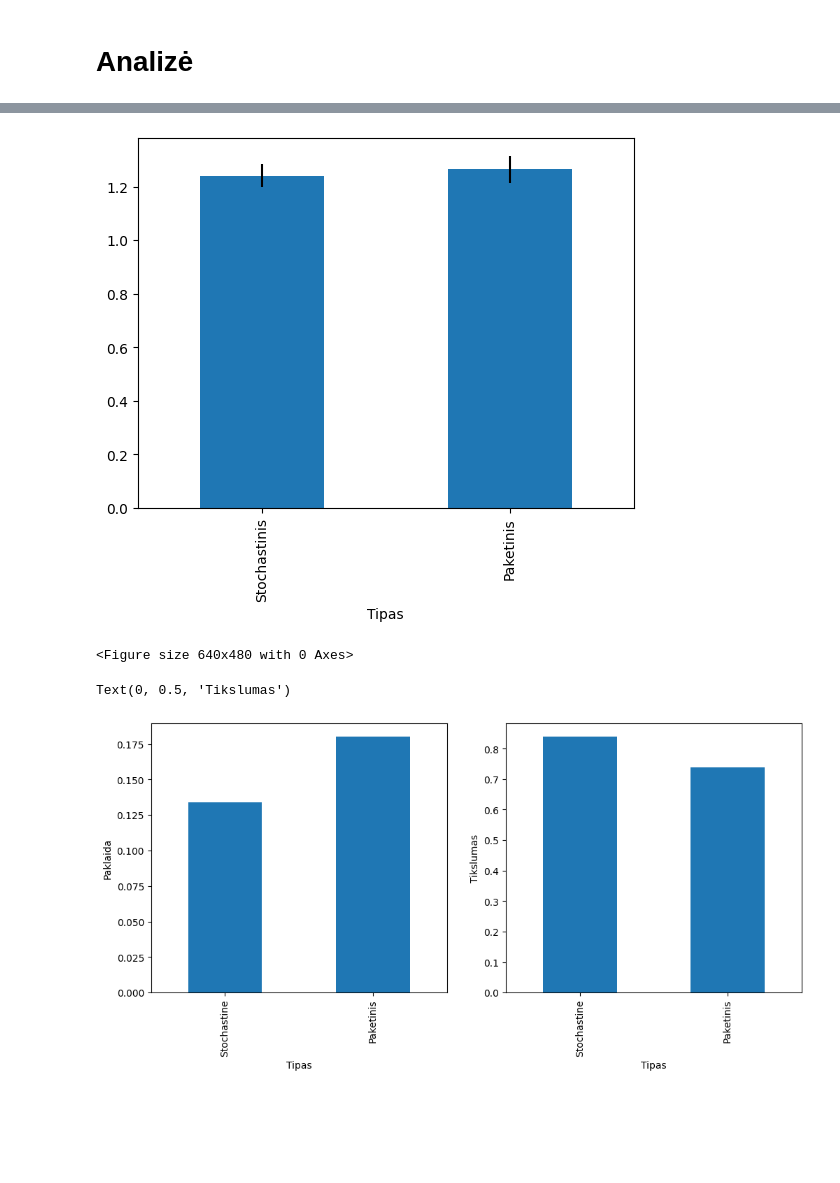
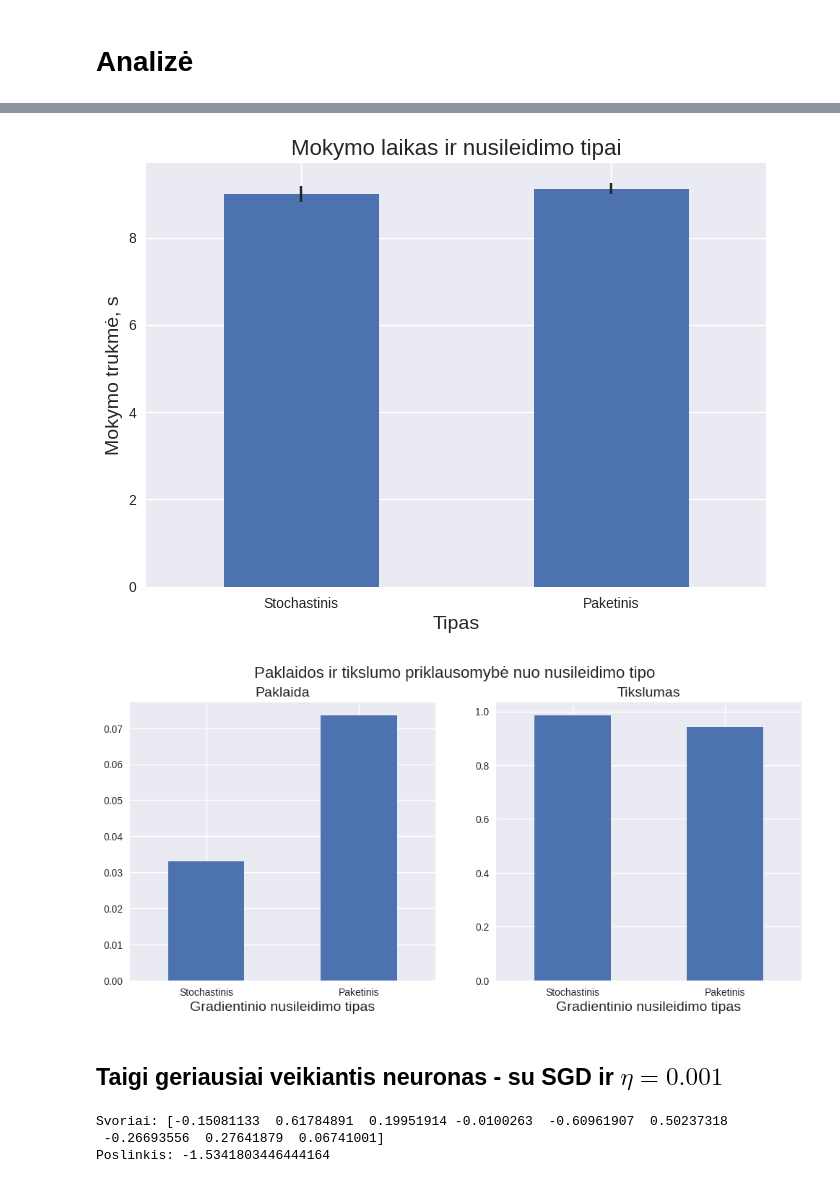
Before and after one commit to lukasjanusauskas/AI-assignments, a Jupyter notebook: uzd2/2_laboratorinis.ipynb, the cells around one changed output, grey strips where cells are left out. Cells and saved outputs as stored; diff of their text form; code cells hidden in the pictures; blank space fills up the shorter version.

```diff
--- a/uzd2/2_laboratorinis.ipynb
+++ b/uzd2/2_laboratorinis.ipynb
@@ -1,11 +1,12 @@
 # %%
 import pandas as pd
 import numpy as np
+import time
 
 import seaborn as sns
 import matplotlib.pyplot as plt
-
-import time
+# Nustatyti stiliu
+plt.style.use('seaborn-v0_8')
 
 import warnings
 warnings.filterwarnings("ignore", category=pd.errors.SettingWithCopyWarning)
@@ -159,20 +138,25 @@ class PaprastasNeuronas:
     def initialize_weights(self):
         """ Inicializuojami svoriai pagal Xavier incializaciją. n - 9 """
         np.random.seed(42)
-        self.weights = np.random.uniform( low = -1/3, high = 1/3, size = (9,) )
-        self.b = 0
-
-    def set_weights(self, weights: np.ndarray, bias: float):
-        self.weights = weights
-        self.b = bias
+        # Pradedam nuo nuliu, bet po to iskarto visiems, iskyrus poslinkiui priskiriam skaiciu pagal Xavier incializacija
+        self.weights = np.zeros( 10 )
+        self.weights[1:] = np.random.uniform( low = -1/3, high = 1/3, size = (9,) )
 
     def __call__(self, x: np.ndarray):
-        a = np.dot( self.weights, x )
+
+        # Atskiriame svorius nuo poslinkio
+        weights = self.weights[1:]
+        bias = self.weights[0]
+
+        a = np.dot( weights, x ) + bias
         z = self.activation(a)
         return z
 
     def predict(self, x: np.ndarray):
         return 1 if self(x) >= 0.5 else 0
+
+    def print_weights(self) -> None:
+        print("Svoriai:", self.weights[1:], "\nPoslinkis:", self.weights[0])
 # %%
 def evaluate_dataset(self, X: pd.DataFrame) -> np.array:
     outputs = []
@@ -378,8 +473,11 @@ plt.savefig('acc_fig.png', dpi=2000)
 # %%
-learning_rates = [1e-5, 1e-4, 1e-3, 1e-2, 1e-1, 1]
+learning_rates = [1e-5, 1e-3, 1e-1]
 
 accuracies_sgd = []
 accuracies_batch = []
+
+mse_sgd = []
+mse_batch = []
 
 for lr in learning_rates:
     neuronas = PaprastasNeuronas('sigmoidine')
@@ -391,6 +489,9 @@ for lr in learning_rates:
     acc = np.mean( (y_pred >= 0.5) == y_true )
     accuracies_sgd.append( acc)
 
+    mse = np.mean( (y_pred - y_true) ** 2 )
+    mse_sgd.append(mse)
+
     neuronas = PaprastasNeuronas('sigmoidine')
     _ = neuronas.backpropagate_paketinis(X, y, X_val, y_val, lr=lr)
 
@@ -399,4 +500,7 @@ for lr in learning_rates:
 
     acc = np.mean( (y_pred >= 0.5) == y_true )
     accuracies_batch.append( acc)
+
+    mse = np.mean( (y_pred - y_true) ** 2 )
+    mse_batch.append(mse)
 # %%
@@ -427,7 +559,7 @@ output = {
     'Laikas': []
 }
 
-for i in range(40):
+for i in range(10):
 
     neuronas = PaprastasNeuronas('sigmoidine')
 
@@ -445,16 +577,20 @@ output = pd.DataFrame(output)
 # %%
 df_laikas = pd.DataFrame({'Tipas': output['Tipas'].unique()})
 
 df_laikas['Laikas'] = output.groupby('Tipas')['Laikas'].mean().values
 df_laikas['yerr'] = 2 * output.groupby('Tipas')['Laikas'].std().values
 
 df_laikas.plot(kind='bar', x='Tipas', y='Laikas', yerr='yerr', legend=False)
 
+plt.ylabel('Mokymo trukmė, s', fontsize=14)
+plt.xlabel('Tipas', fontsize=14)
+plt.title('Mokymo laikas ir nusileidimo tipai', fontsize=16)
+plt.xticks(rotation=0)
+
+plt.savefig('laikas.png', dpi=2000)
 plt.show()
-plt.savefig('laikas.png', dpi=2000)
 # %% [output]
-[figure, old version]
+[figure, new version]
-<Figure size 640x480 with 0 Axes>
 # %%
 output = {
     'Tipas': [],
@@ -495,10 +631,26 @@ output = pd.DataFrame( output )
 fig, axs = plt.subplots(ncols=2, figsize=(12, 5))
 
 output.plot(kind='bar', x='Tipas', y='Paklaida', ax=axs[0], legend=False)
-axs[0].set_ylabel('Paklaida')
+
+axs[0].set_ylabel('')
+axs[0].set_xlabel('Gradientinio nusileidimo tipas', fontsize=14)
+axs[0].set_title('Paklaida', fontsize=14)
 
 output.plot(kind='bar', x='Tipas', y='Tikslumas', ax=axs[1], legend=False)
-axs[1].set_ylabel('Tikslumas')
+axs[1].set_ylabel('')
+axs[1].set_xlabel('Gradientinio nusileidimo tipas', fontsize=14)
+axs[1].set_title('Tikslumas', fontsize=14)
+
+axs[0].tick_params(axis='x', labelrotation=0)
+axs[0].tick_params(axis='y', labelrotation=0)
+axs[1].tick_params(axis='x', labelrotation=0)
+axs[1].tick_params(axis='y', labelrotation=0)
+
+fig.suptitle('Paklaidos ir tikslumo priklausomybė nuo nusileidimo tipo',
+             fontsize=16)
+
+plt.savefig('mse_acc_methods.png', dpi=1000)
 # %% [output]
-Text(0, 0.5, 'Tikslumas')
-[figure, old version]
+[figure, new version]
+# %% [markdown]
+## Taigi geriausiai veikiantis neuronas - su SGD ir $\eta=0.001$
@@ -504,0 +660,6 @@ Text(0, 0.5, 'Tikslumas')
+# %%
+neuronas_sgd_final.print_weights()
+# %% [output]
+Svoriai: [-0.15081133  0.61784891  0.19951914 -0.0100263  -0.60961907  0.50237318
+ -0.26693556  0.27641879  0.06741001]
+Poslinkis: -1.5341803446444164
```
Also changed, not shown: parts of 37 cells of this notebook, 25 other files.
